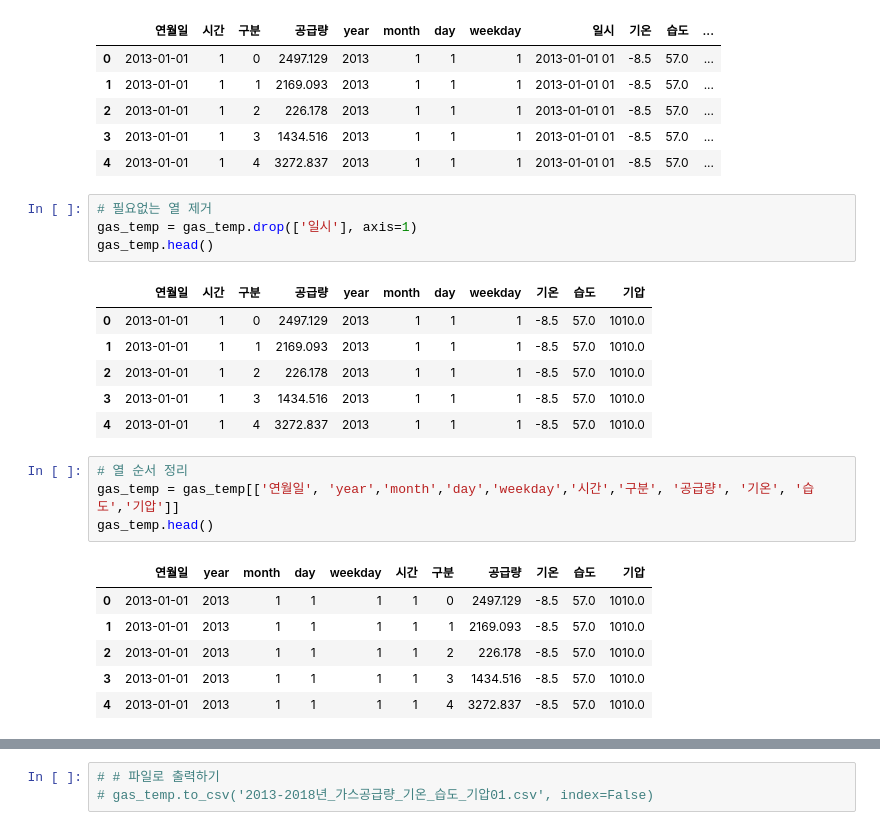
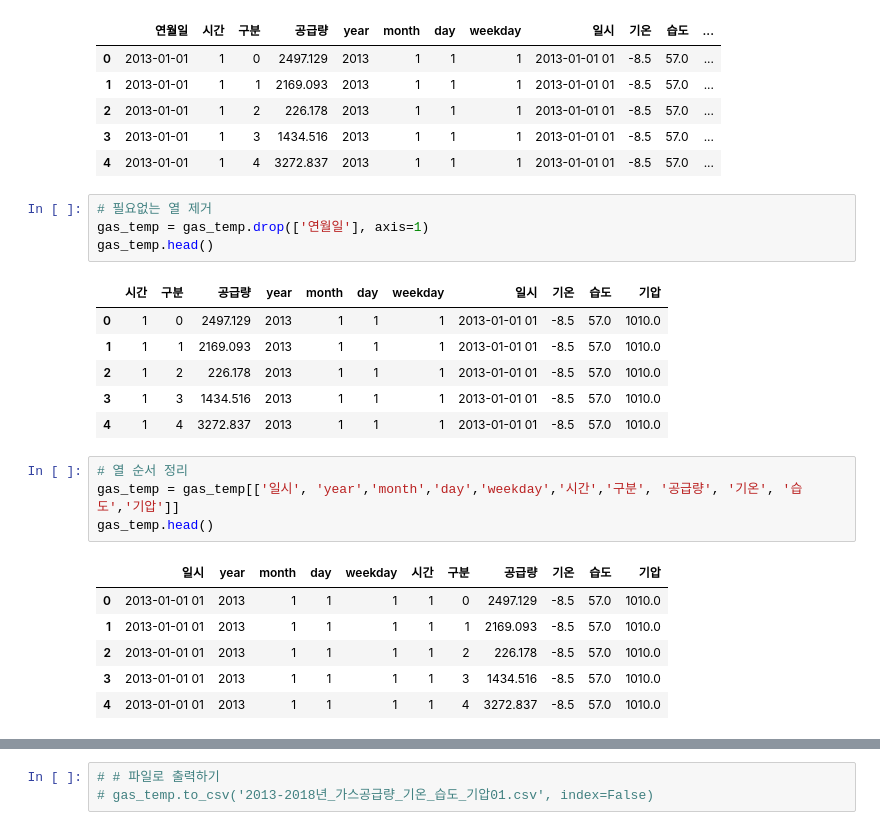
Before and after one commit to kbjung/LikeLion_13th_DataCourse, a Jupyter notebook: TP02/04_가스_기온_합치기/04_가스_기상청자료_합치기_이상치처리_ver0.2(2021.12.07).ipynb, the cells around one changed output, grey strips where cells are left out. Saved outputs shown, nothing was run; the diff lists cells and outputs as text.

```diff
--- a/TP02/04_가스_기온_합치기/04_가스_기상청자료_합치기_이상치처리_ver0.2(2021.12.07).ipynb
+++ b/TP02/04_가스_기온_합치기/04_가스_기상청자료_합치기_이상치처리_ver0.2(2021.12.07).ipynb
@@ -210,26 +210,26 @@ gas_temp.head()
 | 4 | 2013-01-01 | 1 | 4 | 3272.837 | 2013 | 1 | 1 | 1 | 2013-01-01 01 | -8.5 | 57.0 | ... |
 # %%
 # 필요없는 열 제거
-gas_temp = gas_temp.drop(['일시'], axis=1)
+gas_temp = gas_temp.drop(['연월일'], axis=1)
 gas_temp.head()
 # %% [output]
-|  | 연월일 | 시간 | 구분 | 공급량 | year | month | day | weekday | 기온 | 습도 | 기압 |
-| 0 | 2013-01-01 | 1 | 0 | 2497.129 | 2013 | 1 | 1 | 1 | -8.5 | 57.0 | 1010.0 |
-| 1 | 2013-01-01 | 1 | 1 | 2169.093 | 2013 | 1 | 1 | 1 | -8.5 | 57.0 | 1010.0 |
-| 2 | 2013-01-01 | 1 | 2 | 226.178 | 2013 | 1 | 1 | 1 | -8.5 | 57.0 | 1010.0 |
-| 3 | 2013-01-01 | 1 | 3 | 1434.516 | 2013 | 1 | 1 | 1 | -8.5 | 57.0 | 1010.0 |
-| 4 | 2013-01-01 | 1 | 4 | 3272.837 | 2013 | 1 | 1 | 1 | -8.5 | 57.0 | 1010.0 |
+|  | 시간 | 구분 | 공급량 | year | month | day | weekday | 일시 | 기온 | 습도 | 기압 |
+| 0 | 1 | 0 | 2497.129 | 2013 | 1 | 1 | 1 | 2013-01-01 01 | -8.5 | 57.0 | 1010.0 |
+| 1 | 1 | 1 | 2169.093 | 2013 | 1 | 1 | 1 | 2013-01-01 01 | -8.5 | 57.0 | 1010.0 |
+| 2 | 1 | 2 | 226.178 | 2013 | 1 | 1 | 1 | 2013-01-01 01 | -8.5 | 57.0 | 1010.0 |
+| 3 | 1 | 3 | 1434.516 | 2013 | 1 | 1 | 1 | 2013-01-01 01 | -8.5 | 57.0 | 1010.0 |
+| 4 | 1 | 4 | 3272.837 | 2013 | 1 | 1 | 1 | 2013-01-01 01 | -8.5 | 57.0 | 1010.0 |
 # %%
 # 열 순서 정리
-gas_temp = gas_temp[['연월일', 'year','month','day','weekday','시간','구분', '공급량', '기온', '습도','기압']]
+gas_temp = gas_temp[['일시', 'year','month','day','weekday','시간','구분', '공급량', '기온', '습도','기압']]
 gas_temp.head()
 # %% [output]
-|  | 연월일 | year | month | day | weekday | 시간 | 구분 | 공급량 | 기온 | 습도 | 기압 |
-| 0 | 2013-01-01 | 2013 | 1 | 1 | 1 | 1 | 0 | 2497.129 | -8.5 | 57.0 | 1010.0 |
-| 1 | 2013-01-01 | 2013 | 1 | 1 | 1 | 1 | 1 | 2169.093 | -8.5 | 57.0 | 1010.0 |
-| 2 | 2013-01-01 | 2013 | 1 | 1 | 1 | 1 | 2 | 226.178 | -8.5 | 57.0 | 1010.0 |
-| 3 | 2013-01-01 | 2013 | 1 | 1 | 1 | 1 | 3 | 1434.516 | -8.5 | 57.0 | 1010.0 |
-| 4 | 2013-01-01 | 2013 | 1 | 1 | 1 | 1 | 4 | 3272.837 | -8.5 | 57.0 | 1010.0 |
+|  | 일시 | year | month | day | weekday | 시간 | 구분 | 공급량 | 기온 | 습도 | 기압 |
+| 0 | 2013-01-01 01 | 2013 | 1 | 1 | 1 | 1 | 0 | 2497.129 | -8.5 | 57.0 | 1010.0 |
+| 1 | 2013-01-01 01 | 2013 | 1 | 1 | 1 | 1 | 1 | 2169.093 | -8.5 | 57.0 | 1010.0 |
+| 2 | 2013-01-01 01 | 2013 | 1 | 1 | 1 | 1 | 2 | 226.178 | -8.5 | 57.0 | 1010.0 |
+| 3 | 2013-01-01 01 | 2013 | 1 | 1 | 1 | 1 | 3 | 1434.516 | -8.5 | 57.0 | 1010.0 |
+| 4 | 2013-01-01 01 | 2013 | 1 | 1 | 1 | 1 | 4 | 3272.837 | -8.5 | 57.0 | 1010.0 |
 # %%
 gas_temp.info()
 # %% [output]
```
Also changed, not shown: parts of 16 cells of this notebook, 2 other files.
